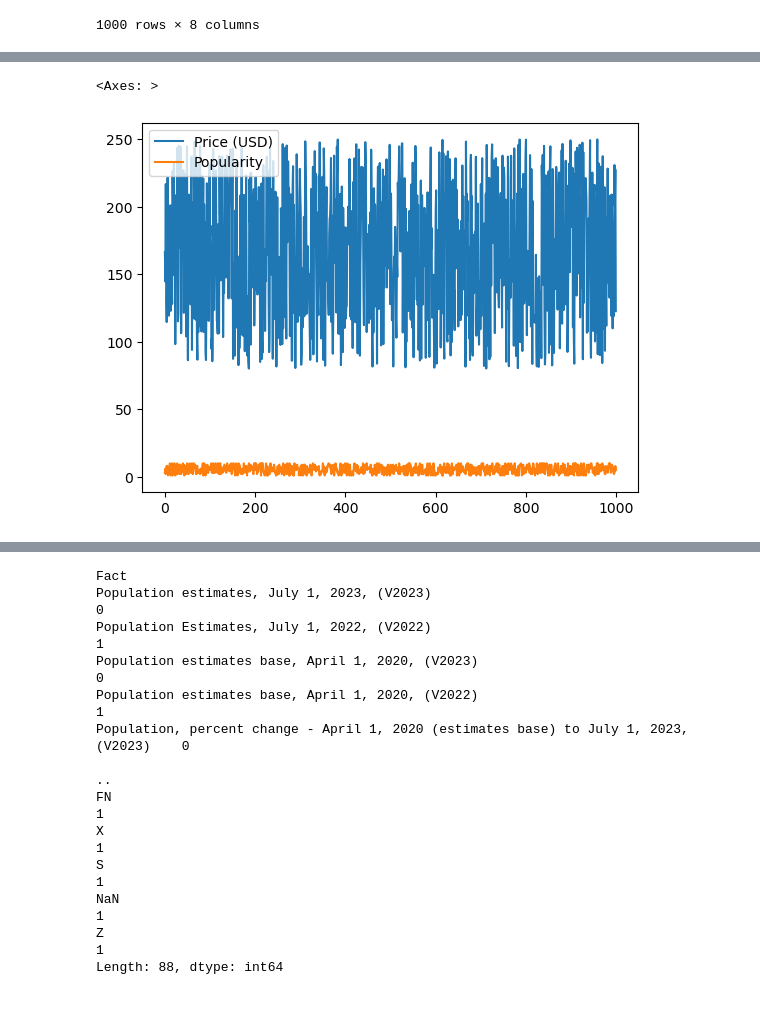
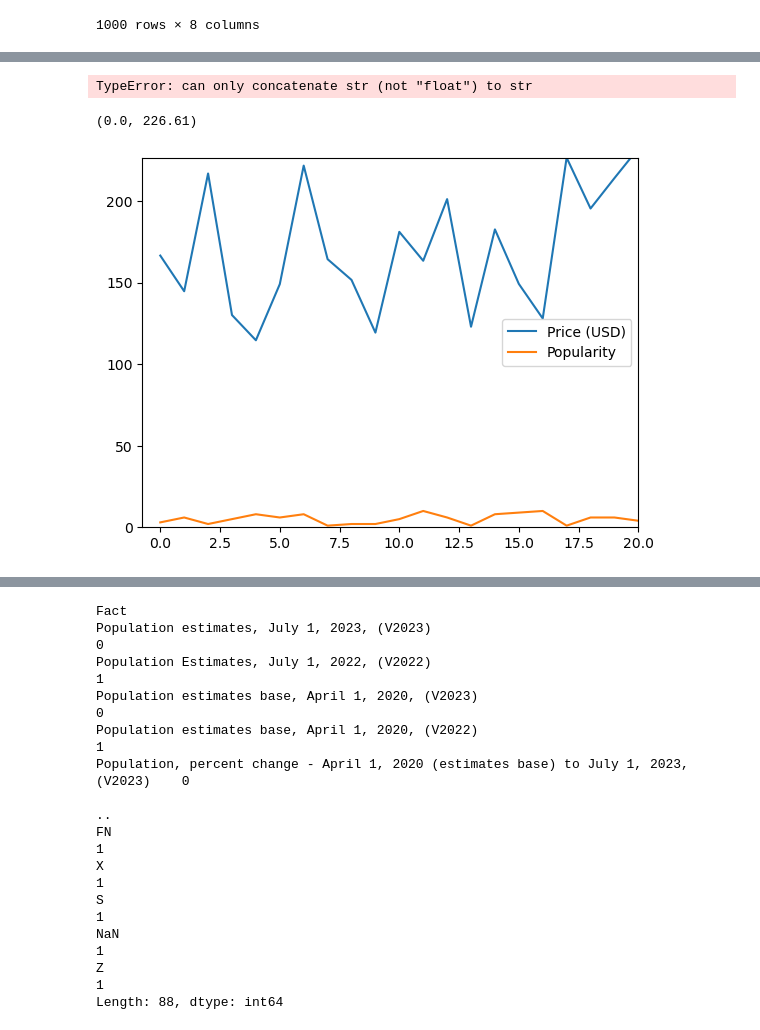
Before and after one commit to McKala1/Project-1, a Jupyter notebook: OSU_AI_Project_1_mckala.ipynb, the cells around one changed output, grey strips where cells are left out. Cells and saved outputs as stored; diff of their text form; code cells hidden in the pictures.

```diff
--- a/OSU_AI_Project_1_mckala.ipynb
+++ b/OSU_AI_Project_1_mckala.ipynb
@@ -127,9 +149,22 @@ plt.show()
 <Figure size 640x480 with 0 Axes>
-# %%
-wood_prices.plot()
-# %% [output]
-<Axes: >
-[figure, removed]
+# %%
+mean_numpy = np.mean(wood_prices)
+print(f"The mean wood price is {mean_numpy}")
+
+median_numpy = np.median(wood_prices)
+print(f"The median wood price is {median_numpy}")
+
+mode_scipy = st.mode(wood_prices,keepdims=False)
+print(f"The mode wood price is {mode_scipy}")
+# %% [output]
+TypeError: can only concatenate str (not "float") to str
+# %%
+wood_prices.plot()
+plt.xlim(-0.75, len(x_axis[:20]))
+plt.ylim(0, max(wood_prices["Price (USD)"][:20]))
+# %% [output]
+(0.0, 226.61)
+[figure, added]
 # %%
 ##US Census
 # %%
```
Also changed, not shown: parts of 8 cells of this notebook.
